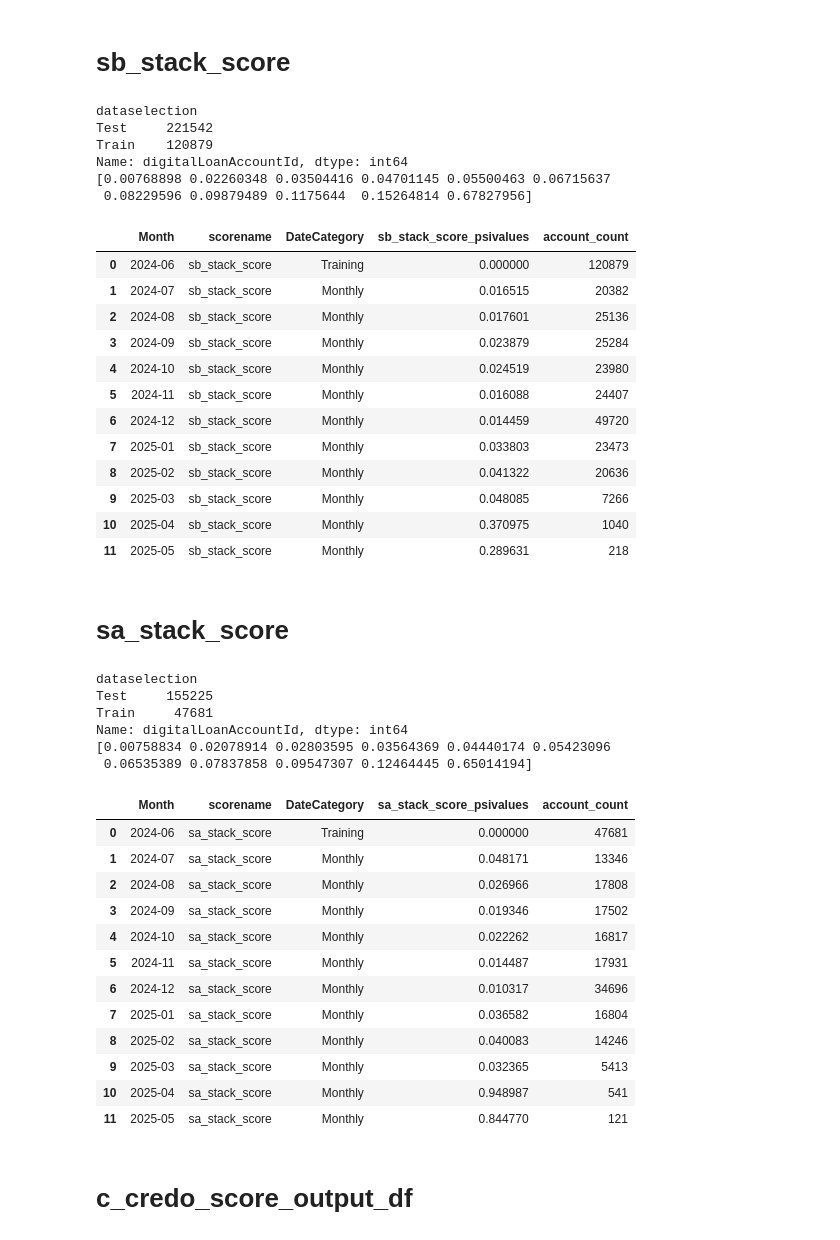
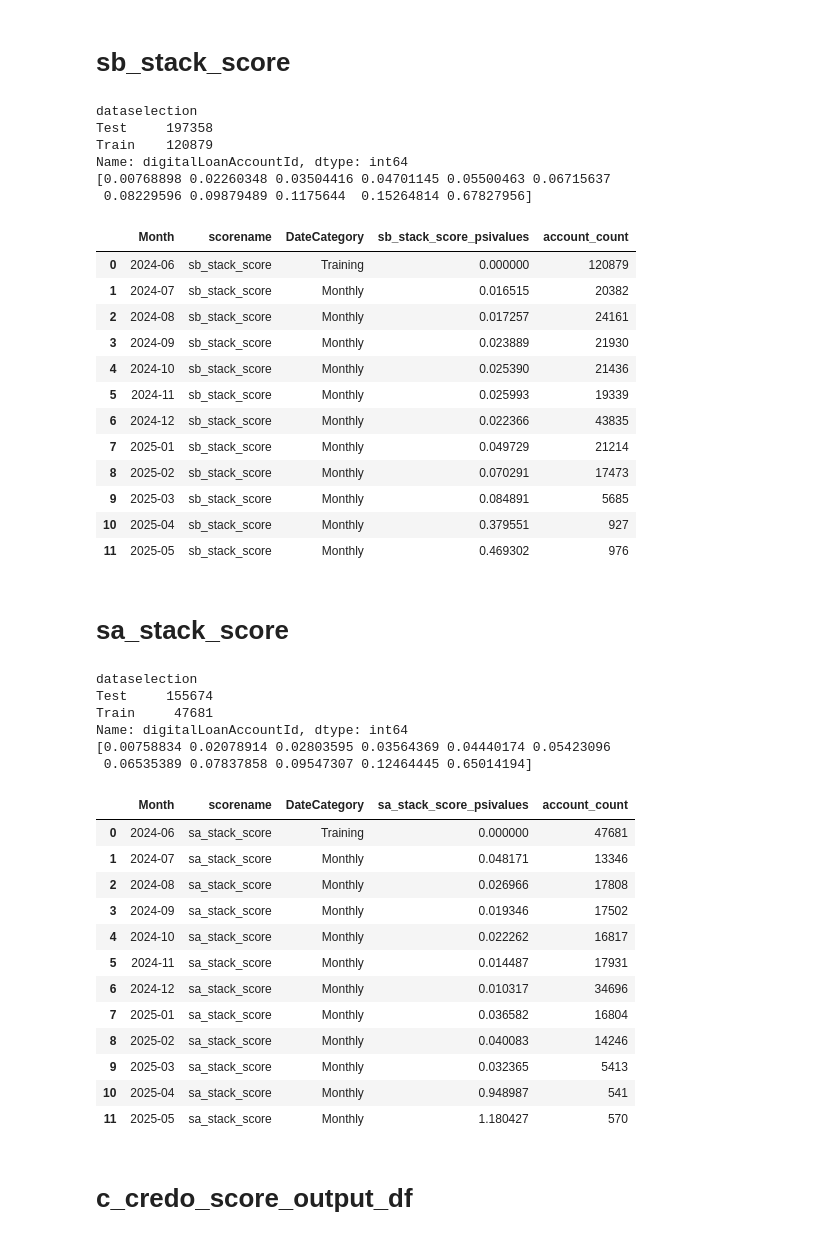
Before and after one commit to dchakroborti-tonik/Model_Monitoring, a Jupyter notebook: PSI Monitoring/PSI_Monitoring_20250501.ipynb, the cells around one changed output. Drawn from its saved outputs; the diff is of its cells as text; code cells hidden in the pictures.

```diff
--- a/PSI Monitoring/PSI_Monitoring_20250501.ipynb
+++ b/PSI Monitoring/PSI_Monitoring_20250501.ipynb
@@ -709,22 +711,24 @@ from datetime import datetime
 # Assuming your DataFrame is called 'df' and has the structure from the image
 # Replace this with your actual DataFrame loading process
 sq = f"""
-with base as
-(select
-  a.digitalLoanAccountId,
-  FORMAT_DATE('%Y-%m', a.ln_appln_submit_datetime) Application_month,
-  FORMAT_DATE('%F', DATE_TRUNC(a.ln_appln_submit_datetime, WEEK(MONDAY))) as Appl_week_start_date,
-  EXTRACT(WEEK(MONDAY) FROM a.ln_appln_submit_datetime) as Appl_week_number,
-  a.ln_loan_type,
-  case when date_trunc(a.ln_appln_submit_datetime, day) between '2023-07-01' and '2024-06-30' then 'Train'
-       when date_trunc(a.ln_appln_submit_datetime, day) >= '2024-07-01' then 'Test'
-       Else 'Other' end dataselection,
-  a.beta_stack_score sb_stack_score,
- from {a} a
- where a.ln_loan_applied_flag = 1 and ln_dl_rule_reject_flag = 0
- and date_trunc(a.ln_appln_submit_datetime, day) >= '2023-04-01'
- )
- select * from base where sb_stack_score is not null and dataselection in ('Train', 'Test');"""
+    with base as
+    (select
+    a.digitalLoanAccountId,
+    FORMAT_DATE('%Y-%m', a.ln_appln_submit_datetime) Application_month,
+    FORMAT_DATE('%F', DATE_TRUNC(a.ln_appln_submit_datetime, WEEK(MONDAY))) as Appl_week_start_date,
+    EXTRACT(WEEK(MONDAY) FROM a.ln_appln_submit_datetime) as Appl_week_number,
+    a.ln_loan_type,
+    case when date_trunc(a.ln_appln_submit_datetime, day) between '2023-07-01' and '2024-06-30' then 'Train'
+        when date_trunc(a.ln_appln_submit_datetime, day) >= '2024-07-01' and date_trunc(a.ln_appln_submit_datetime, day) <= '2025-04-14' then 'Test'
+        when date_trunc(a.ln_appln_submit_datetime, day) >= '2025-04-15' and beta_api_called_flag = 1 then 'Test'
+        Else 'Other' end dataselection,
+    a.beta_stack_score sb_stack_score,
+    from {a} a
+    where a.ln_loan_applied_flag = 1 and ln_dl_rule_reject_flag = 0
+    and date_trunc(a.ln_appln_submit_datetime, day) >= '2023-04-01'
+    and a.ln_loan_type like 'SIL-Instore'
+    )
+    select * from base where sb_stack_score is not null and dataselection in ('Train', 'Test');"""
 df = client.query(sq).to_dataframe(progress_bar_type='tqdm')
 print(df.groupby(['dataselection'])['digitalLoanAccountId'].nunique())
 
@@ -780,44 +784,44 @@ monthly_psi_results.append({
 })
 
 # Calculate monthly PSI for the test set
 for month in sorted(test_df['Application_month'].unique()):
     month_str = month.strftime('%Y-%m')
     month_df = test_df[test_df['Application_month'] == month]
     if not month_df.empty:
         month_psi = calculate_psi_with_bins(month_df['sb_stack_score'], train_decile_bins)
         monthly_psi_results.append({
             'Month': month_str,
             # 'loan_type': month_df['ln_loan_type'].iloc[0],  # Assuming loan_type is consistent in the month
             'scorename': 'sb_stack_score',
             'DateCategory': 'Monthly',
             'psivalues': month_psi,
             'account_count': month_df['digitalLoanAccountId'].nunique()  # Add distinct account count
         })
 
 # Create the output DataFrame
 sb_stack_score_output_df = pd.DataFrame(monthly_psi_results)
 sb_stack_score_output_df.rename(columns={'psivalues':'sb_stack_score_psivalues'}, inplace = True)
 sb_stack_score_output_df
 # %% [output]
 dataselection
-Test     221542
+Test     197358
 Train    120879
 Name: digitalLoanAccountId, dtype: int64
 [0.00768898 0.02260348 0.03504416 0.04701145 0.05500463 0.06715637
  0.08229596 0.09879489 0.1175644  0.15264814 0.67827956]
 |  | Month | scorename | DateCategory | sb_stack_score_psivalues | account_count |
 | 0 | 2024-06 | sb_stack_score | Training | 0.000000 | 120879 |
 | 1 | 2024-07 | sb_stack_score | Monthly | 0.016515 | 20382 |
-| 2 | 2024-08 | sb_stack_score | Monthly | 0.017601 | 25136 |
-| 3 | 2024-09 | sb_stack_score | Monthly | 0.023879 | 25284 |
-| 4 | 2024-10 | sb_stack_score | Monthly | 0.024519 | 23980 |
-| 5 | 2024-11 | sb_stack_score | Monthly | 0.016088 | 24407 |
-| 6 | 2024-12 | sb_stack_score | Monthly | 0.014459 | 49720 |
-| 7 | 2025-01 | sb_stack_score | Monthly | 0.033803 | 23473 |
-| 8 | 2025-02 | sb_stack_score | Monthly | 0.041322 | 20636 |
-| 9 | 2025-03 | sb_stack_score | Monthly | 0.048085 | 7266 |
-| 10 | 2025-04 | sb_stack_score | Monthly | 0.370975 | 1040 |
-| 11 | 2025-05 | sb_stack_score | Monthly | 0.289631 | 218 |
+| 2 | 2024-08 | sb_stack_score | Monthly | 0.017257 | 24161 |
+| 3 | 2024-09 | sb_stack_score | Monthly | 0.023889 | 21930 |
+| 4 | 2024-10 | sb_stack_score | Monthly | 0.025390 | 21436 |
+| 5 | 2024-11 | sb_stack_score | Monthly | 0.025993 | 19339 |
+| 6 | 2024-12 | sb_stack_score | Monthly | 0.022366 | 43835 |
+| 7 | 2025-01 | sb_stack_score | Monthly | 0.049729 | 21214 |
+| 8 | 2025-02 | sb_stack_score | Monthly | 0.070291 | 17473 |
+| 9 | 2025-03 | sb_stack_score | Monthly | 0.084891 | 5685 |
+| 10 | 2025-04 | sb_stack_score | Monthly | 0.379551 | 927 |
+| 11 | 2025-05 | sb_stack_score | Monthly | 0.469302 | 976 |
 # %% [markdown]
 # sa_stack_score
 # %%
@@ -917,7 +921,7 @@ sa_stack_score_output_df.rename(columns={'psivalues':'sa_stack_score_psivalues'}
 sa_stack_score_output_df
 # %% [output]
 dataselection
-Test     155225
+Test     155674
 Train     47681
 Name: digitalLoanAccountId, dtype: int64
 [0.00758834 0.02078914 0.02803595 0.03564369 0.04440174 0.05423096
@@ -934,7 +938,7 @@ Name: digitalLoanAccountId, dtype: int64
 | 8 | 2025-02 | sa_stack_score | Monthly | 0.040083 | 14246 |
 | 9 | 2025-03 | sa_stack_score | Monthly | 0.032365 | 5413 |
 | 10 | 2025-04 | sa_stack_score | Monthly | 0.948987 | 541 |
-| 11 | 2025-05 | sa_stack_score | Monthly | 0.844770 | 121 |
+| 11 | 2025-05 | sa_stack_score | Monthly | 1.180427 | 570 |
 # %% [markdown]
 # c_credo_score_output_df
 # %%
```
Also changed, not shown: parts of 19 cells of this notebook, 4 other files.
